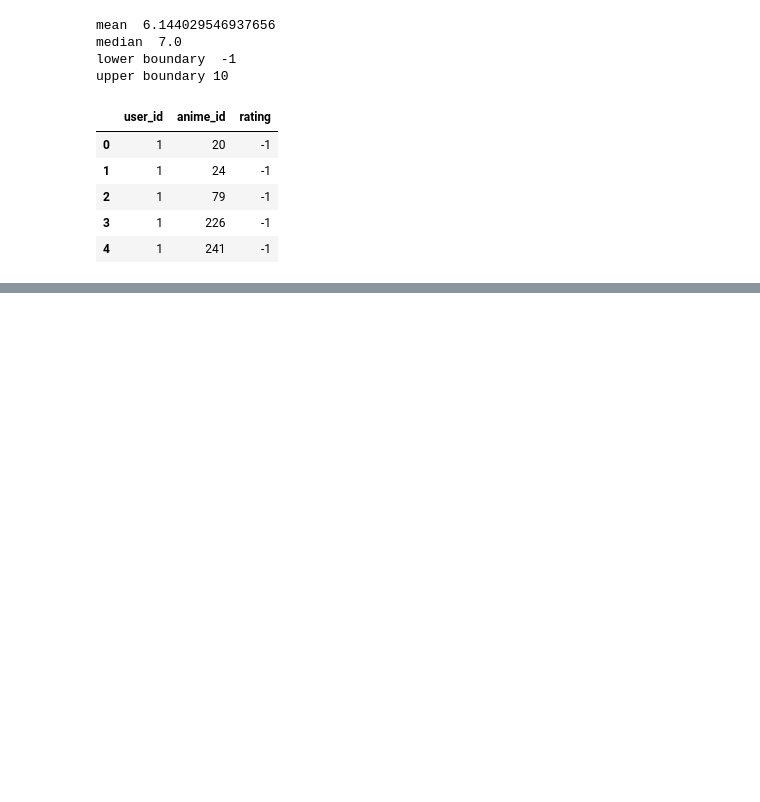
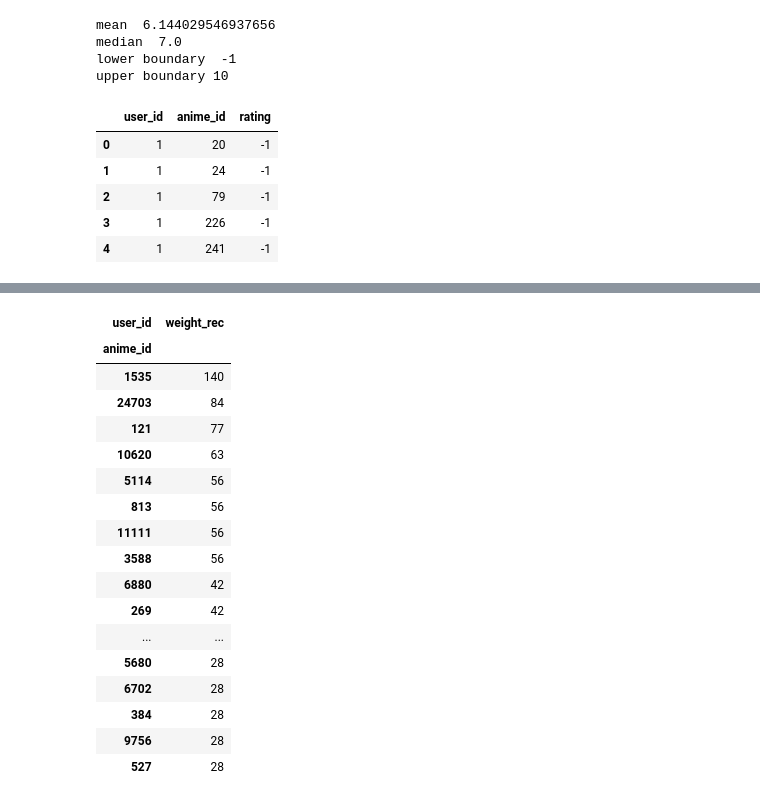
Before and after one commit to aomerkii/Casual_recommender, a Jupyter notebook: user_CF_recommender.ipynb, the cells around one changed output, grey strips where cells are left out. Cells and saved outputs as stored; diff of their text form; code cells hidden in the pictures; blank space fills up the shorter version.

```diff
--- a/user_CF_recommender.ipynb
+++ b/user_CF_recommender.ipynb
@@ -28,0 +192,23 @@ user
+# %%
+rec_df['weight_rec']=rec_df.sum(axis=1)
+rec_df=rec_df[rec_df['weight_rec']>len(sim_users)/10].sort_values('weight_rec',ascending=False)
+rec_df[['weight_rec']].style.background_gradient(subset=['weight_rec'])
+# %% [output]
+| user_id | weight_rec |
+| anime_id |  |
+| 1535 | 140 |
+| 24703 | 84 |
+| 121 | 77 |
+| 10620 | 63 |
+| 5114 | 56 |
+| 813 | 56 |
+| 11111 | 56 |
+| 3588 | 56 |
+| 6880 | 42 |
+| 269 | 42 |
+| ... | ... |
+| 5680 | 28 |
+| 6702 | 28 |
+| 384 | 28 |
+| 9756 | 28 |
+| 527 | 28 |
```
Also changed, not shown: parts of 17 cells of this notebook.
